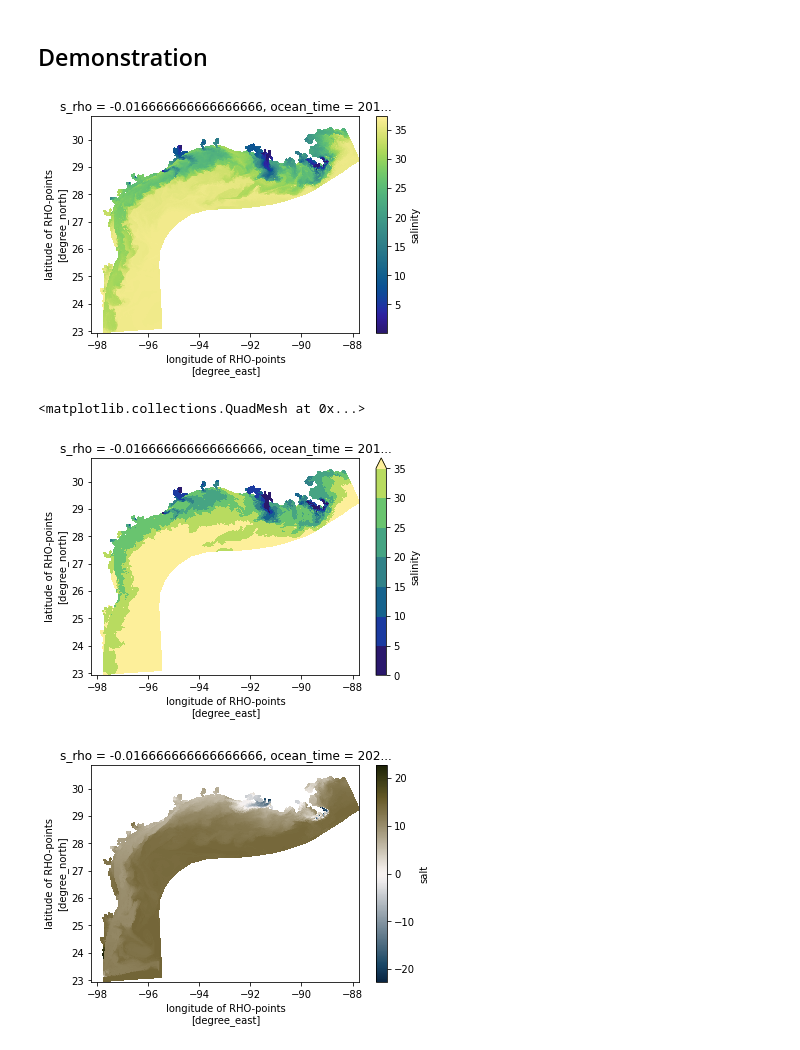
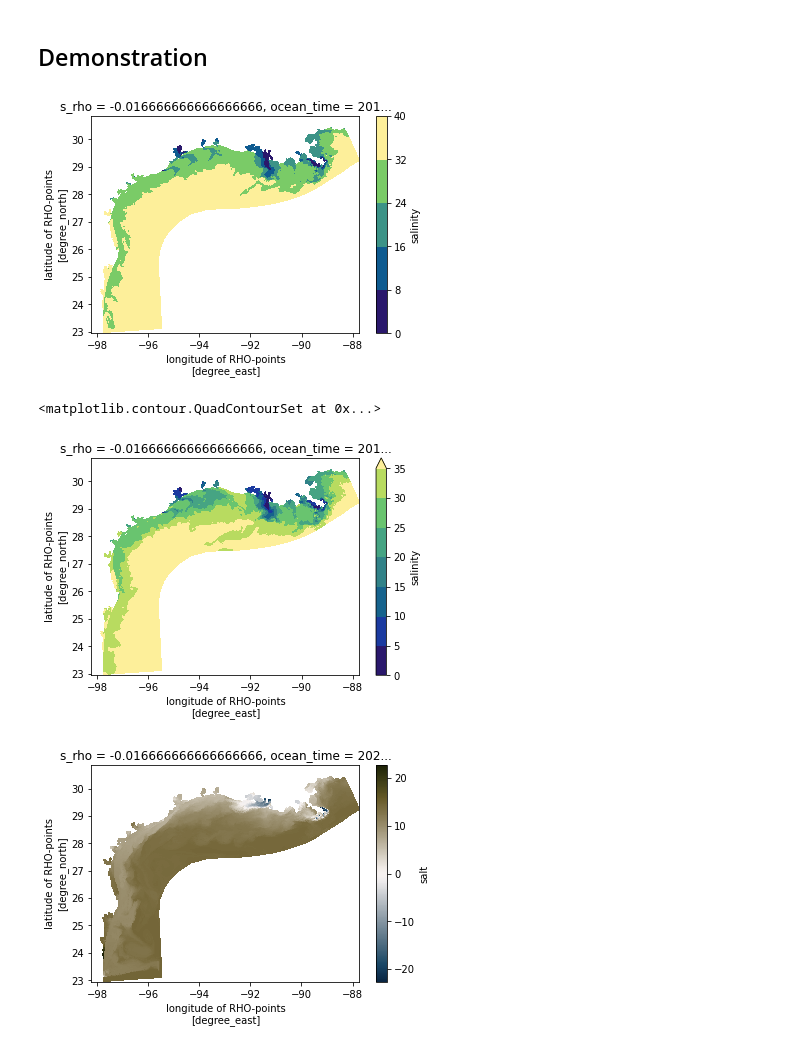
Before and after one commit to pangeo-data/xcmocean, a Jupyter notebook: docs/docs.ipynb, the cells around one changed output. Drawn from its saved outputs; the diff is of its cells as text; code cells hidden in the pictures.

Commit message:
plots now return plot outputs

```diff
--- a/docs/docs.ipynb
+++ b/docs/docs.ipynb
@@ -76,16 +76,15 @@ ds = xr.open_dataset(loc, chunks=chunks)
 # %% [markdown]
 ## Demonstration
 # %%
-ds.salt.isel(s_rho=-1, ocean_time=0).cmo.plot(x='lon_rho', y='lat_rho')
+ds.salt.isel(s_rho=-1, ocean_time=0).cmo.cfcontourf(x='lon_rho', y='lat_rho')
 # %% [output]
-[figure, old version]
+[figure, new version]
 # %%
 import numpy as np
-ds.salt.isel(s_rho=-1, ocean_time=0).plot.pcolormesh(x='lon_rho', y='lat_rho', cmap=cmo.haline, levels=np.arange(0,40,5))
-# CONTOURF
+ds.salt.isel(s_rho=-1, ocean_time=0).plot.contourf(x='lon_rho', y='lat_rho', cmap=cmo.haline, levels=np.arange(0,40,5))
 # %% [output]
-<matplotlib.collections.QuadMesh at 0x...>
+<matplotlib.contour.QuadContourSet at 0x...>
-[figure, old version]
+[figure, new version]
 # %%
 (ds.salt.isel(s_rho=-1, ocean_time=0) - 22).cmo.plot(x='lon_rho', y='lat_rho')
 # %% [output]
```
Also changed, not shown: parts of 2 cells of this notebook, 1 other file.
